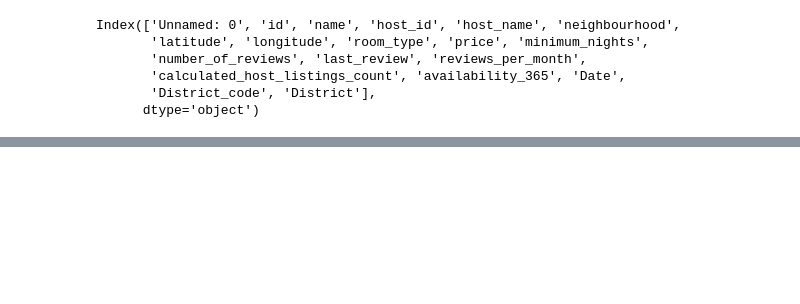
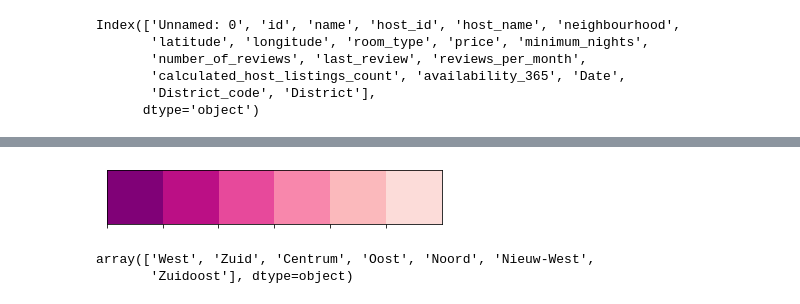
Before and after one commit to lauratll/Airbnb_Amsterdam_covid19, a Jupyter notebook: documentation/Amsterdam_Airbnb_Anlalysis.ipynb, the cells around one changed output, grey strips where cells are left out. Drawn from its saved outputs; the diff is of its cells as text; code cells hidden in the pictures; blank space fills up the shorter version.

```diff
--- a/documentation/Amsterdam_Airbnb_Anlalysis.ipynb
+++ b/documentation/Amsterdam_Airbnb_Anlalysis.ipynb
@@ -163,0 +307,14 @@ district_descriptors
+# %%
+sns.set_palette('RdPu_r')
+current_palette = sns.color_palette()
+sns.palplot(current_palette)
+plt.show()
+# %% [output]
+[figure, added]
+# %%
+num_dec_x_district ['District'].unique()
+# plt.xticks(rotation=70)
+# plt.tight_layout()
+# %% [output]
+array(['West', 'Zuid', 'Centrum', 'Oost', 'Noord', 'Nieuw-West',
+       'Zuidoost'], dtype=object)
```
Also changed, not shown: parts of 119 cells of this notebook, 2 other files.
